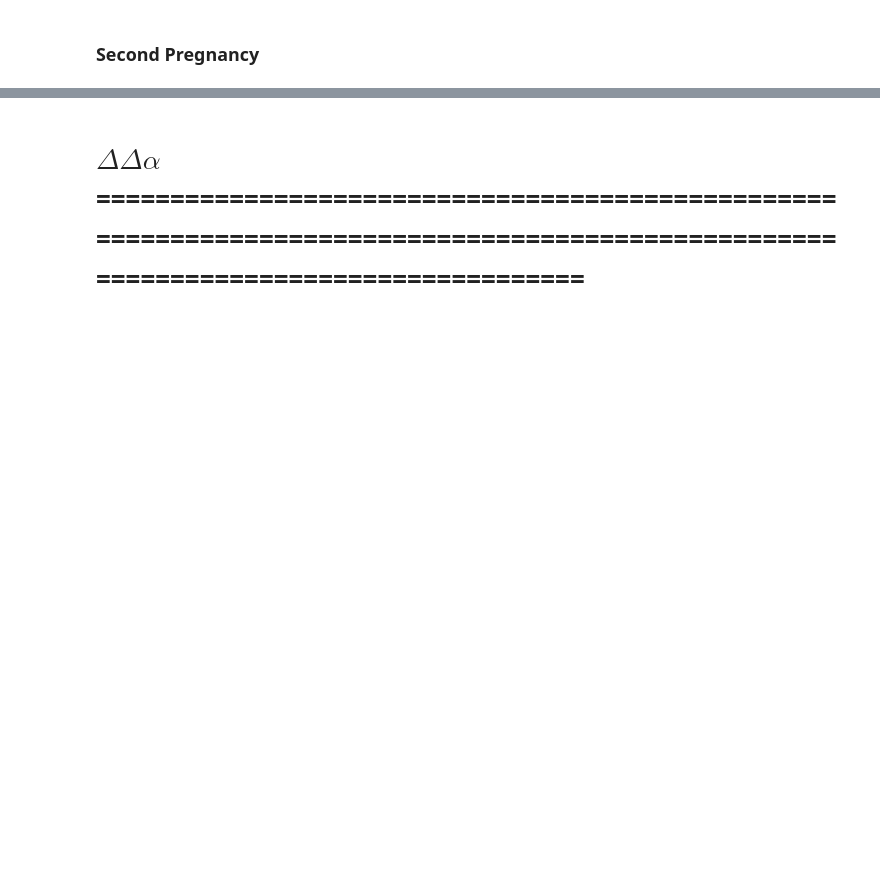
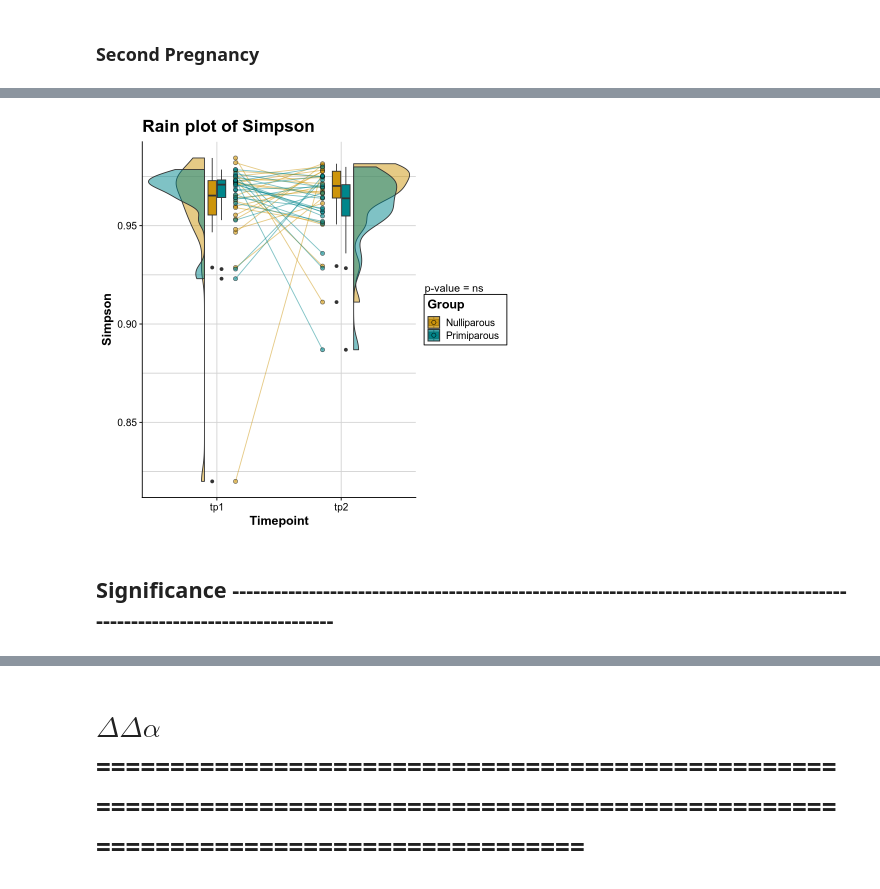
Before and after one commit to bm-nowak/Consecutive_pregnancy_project, a Jupyter notebook: delta_alpha_diversity.ipynb, the cells around one changed output, grey strips where cells are left out. Drawn from its saved outputs; the diff is of its cells as text; code cells hidden in the pictures; blank space fills up the shorter version.

```diff
--- a/delta_alpha_diversity.ipynb
+++ b/delta_alpha_diversity.ipynb
@@ -1390,5 +1407,5 @@ table(simpson_fp_tp2$Group)
 # %%
 # Merge df by Personal num & add sufixes to colnmes
-simpson_merged_fp <- merge(simpson_fp_tp2, simpson_fp_tp1, by= "Personal_number", suffixes = c("_tp1", "_tp2"))
+simpson_merged_fp <- merge(simpson_fp_tp1, simpson_fp_tp2, by= "Personal_number", suffixes = c("_tp1", "_tp2"))
 dim(simpson_merged_fp)
 head(simpson_merged_fp)
@@ -1400,0 +1521,3 @@ head(simpson_merged_fp)
+# %%
+simpson_combined_df <- rbind(simpson_merged_fp, simpson_merged_sp)
+head(simpson_combined_df)
@@ -1400,0 +1534,14 @@ head(simpson_merged_fp)
+# %%
+# Reshape df into long format for easier plotting
+
+df_simpson_long <- simpson_combined_df |>
+    select(Personal_number, Simpson_tp1, Simpson_tp2, Group_tp2, delta) |>
+pivot_longer(cols = c(Simpson_tp1, Simpson_tp2),
+            names_to = "Timepoint",
+            values_to = "Simpson") |>
+    mutate(Timepoint = as.factor(ifelse(Timepoint == "Simpson_tp1", "tp1", "tp2")))
+
+names(df_simpson_long)[2] <- "Group"
+
+dim(df_simpson_long)
+head(df_simpson_long)
@@ -1400,0 +1570,55 @@ head(simpson_merged_fp)
+# %%
+simpson_plot <- df_simpson_long |>
+    ggplot(aes(x = Timepoint, y = Simpson, fill = Group)) +
+    geom_boxplot(width = 0.15) +
+# Handles tp1 half
+    geom_violinhalf(alpha = 0.5, flip = c(1,2), data = df_simpson_long |>
+                    filter(Timepoint == "tp1"), position = position_nudge(-0.1)
+                   ) +
+# Handles tp2 half
+   geom_violinhalf(alpha = 0.5, flip = c(3,4), data = df_simpson_long |>
+                    filter(Timepoint == "tp2"), position = position_nudge(0.1)
+                   ) +
+# Ensures that only points of the same personal# and Group are connected
+    geom_line(
+        data = df_simpson_long |>
+        group_by(Personal_number, Group, Timepoint) |>
+        ungroup(),
+        mapping = aes(
+        x = ifelse(Timepoint == "tp1", 1.15, 1.85), # Ofset since the geom_jitter is nudged
+        y = Simpson,
+        group = interaction(Personal_number, Group),
+        color = Group
+        ),
+      alpha = 0.5,
+      linewidth = 0.5
+            ) +
+    geom_jitter(data = df_simpson_long |>
+                    filter(Timepoint == "tp1"), position = position_nudge(0.15), shape = 21, alpha = 0.6, size = 2) +
+    geom_jitter(data = df_simpson_long |>
+                    filter(Timepoint == "tp2"), position = position_nudge(-0.15), shape = 21, alpha = 0.6, size = 2) +
+    labs(
+        title = "Rain plot of Simpson"
+    ) +
+    scale_fill_manual(values = dye) +
+    scale_colour_manual(values = dye)+
+    theme_half_open() +
+    annotate("text", x = Inf, y = Inf, label="p-value = ns", hjust = -0.15, vjust = 20, size = 4.5) +
+
+# Prevents ggplot from cutting of elements outside plot area
+    coord_cartesian(clip = "off") +
+    theme(
+        legend.box.background = element_rect(color = "Black", size = 0.5),
+        legend.box.margin = margin(4, 4, 4, 4),
+        legend.title = element_text(face = "bold", size = 15),
+        title = element_text(size = 18),
+        axis.title.y = element_text(size = 15, face = "bold"),
+        axis.title.x = element_text(size = 15, face = "bold"),
+        panel.grid.major = element_line(colour = "lightgrey"),
+        panel.grid.minor = element_line(colour = "lightgrey")
+    )
+simpson_plot
+# %% [output]
+[figure, added]
+# %% [markdown]
+## Significance --------------------------------------------------------------------------------------------------------------------------
```
Also changed, not shown: parts of 37 cells of this notebook, 18 other files.
